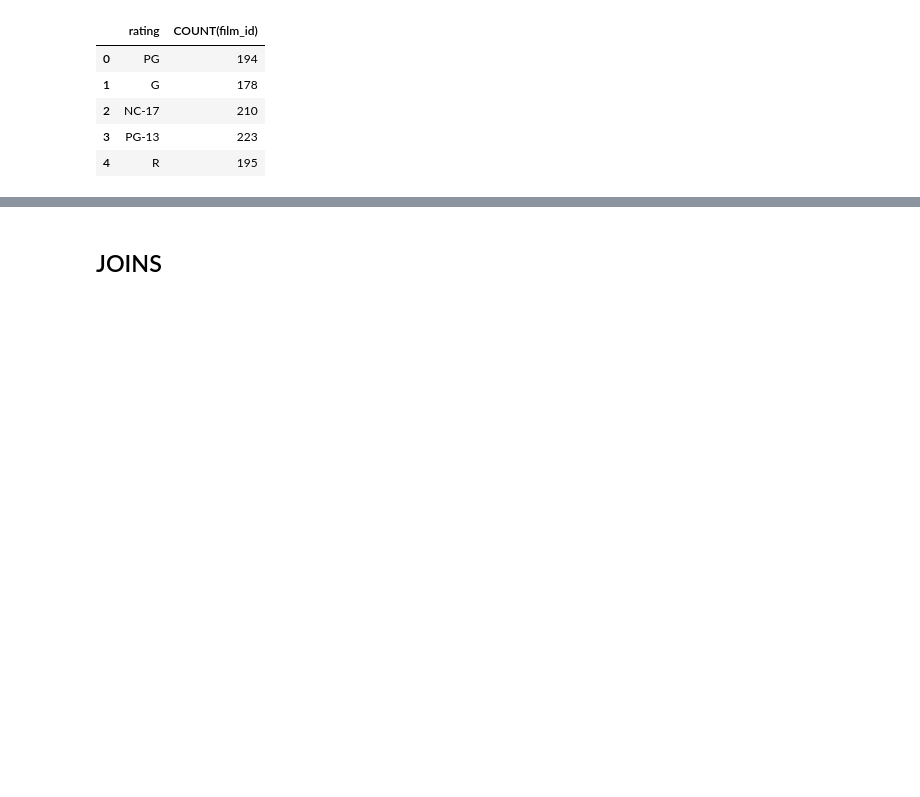
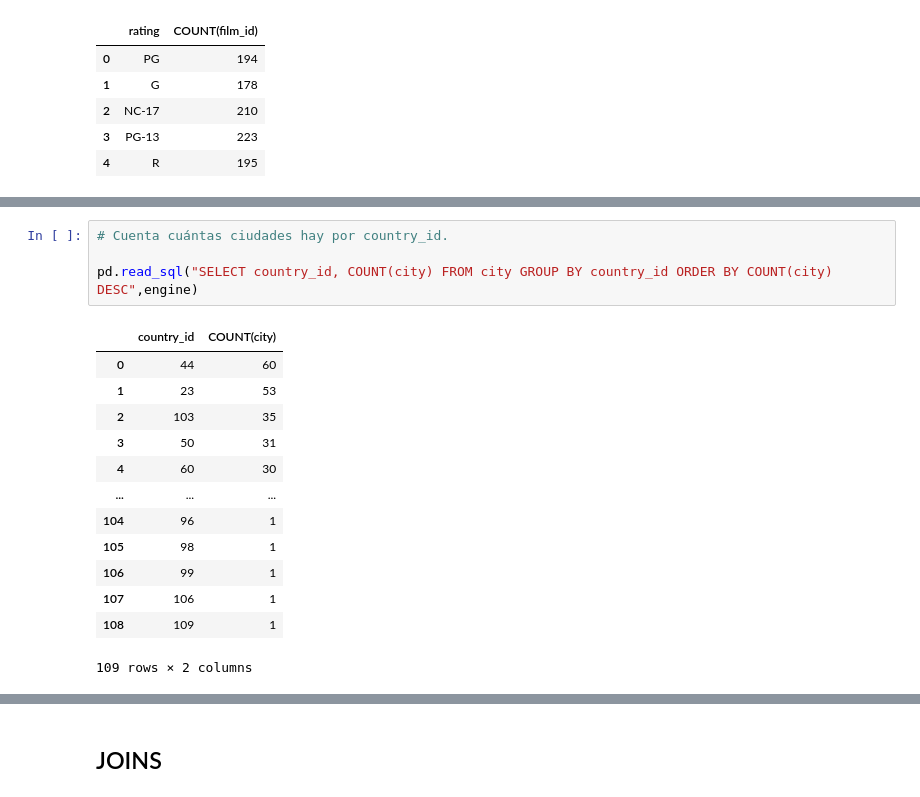
Before and after one commit to preciii7/practica_programacion, a Jupyter notebook: sql/ejercicios_sakila.ipynb, the cells around one changed output, grey strips where cells are left out. Cells and saved outputs as stored; diff of their text form; blank space fills up the shorter version.

```diff
--- a/sql/ejercicios_sakila.ipynb
+++ b/sql/ejercicios_sakila.ipynb
@@ -556,3 +579,21 @@ pd.read_sql("SELECT rental_duration, COUNT(film_id) FROM film GROUP BY rental_du
 | 2 | 7 | 191 |
 | 3 | 5 | 191 |
 | 4 | 4 | 203 |
+# %%
+# Cuenta cuántas ciudades hay por country_id.
+
+pd.read_sql("SELECT country_id, COUNT(city) FROM city GROUP BY country_id ORDER BY COUNT(city) DESC",engine)
+# %% [output]
+|  | country_id | COUNT(city) |
+| 0 | 44 | 60 |
+| 1 | 23 | 53 |
+| 2 | 103 | 35 |
+| 3 | 50 | 31 |
+| 4 | 60 | 30 |
+| ... | ... | ... |
+| 104 | 96 | 1 |
+| 105 | 98 | 1 |
+| 106 | 99 | 1 |
+| 107 | 106 | 1 |
+| 108 | 109 | 1 |
+109 rows × 2 columns
```
Also changed, not shown: parts of 5 cells of this notebook.
